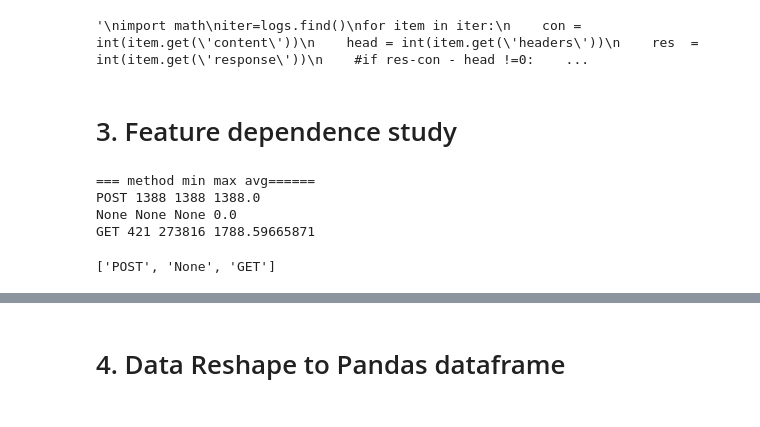
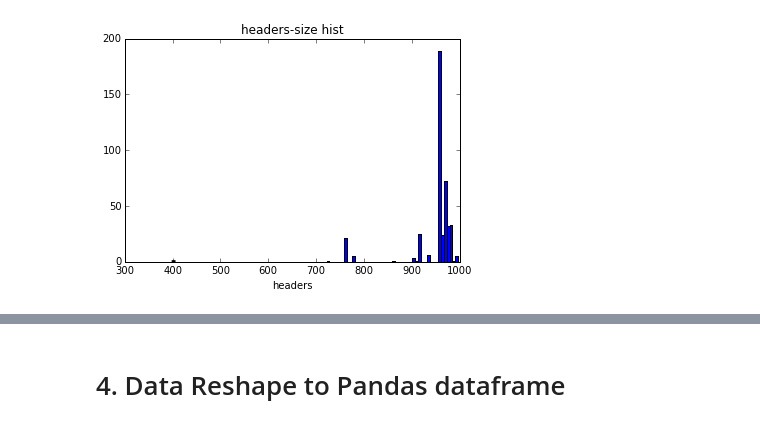
Before and after one commit to wangwf/Codes, a Jupyter notebook: dataLogs/mongodb.ipynb, the cells around one changed output, grey strips where cells are left out. Cells and saved outputs as stored; diff of their text form; code cells hidden in the pictures.

```diff
--- a/dataLogs/mongodb.ipynb
+++ b/dataLogs/mongodb.ipynb
@@ -222,7 +233,9 @@ iter = logs.find({})  #.sort('Content-Length', direction=1)
 ntrue =0
 nfalse =0
 nprint =10
+nrecord =0
 for item in iter:
+    nrecord +=1
     if item.get("Content-Length"):
         if int((item.get("Content-Length"))) != int(item.get("content")):
             nfalse +=1
@@ -232,11 +245,12 @@ for item in iter:
         else:
             ntrue +=1
 
+print "Number of records : ",nrecord
 print "Number of Content-Length == content : ", ntrue
 print "Number of Content-Length != content : ", nfalse
 
 #
 # There is a None value in Content-Length,  and 0 for content.
-# content seems to be a better choice when extract content size.
+# Neither seems to be a good choice
 #
 # %% [output]
@@ -316,45 +275,12 @@ plt.show()
-# %%
-# response = content + header
-#
-# response - content - header ~ 170, overhead
-#
-#
-#
-'''
-import math
-iter=logs.find()
-for item in iter:
-    con = int(item.get('content'))
-    head = int(item.get('headers'))
-    res  = int(item.get('response'))
-    #if res-con - head !=0:           print res, con, head, res-con - head
-    if math.fabs(res-con-head -170)>5:
-        print res, con, head, res-con - head
-        #print item
-        print "\n Something does not match here!!! Please check! \n".upper()
-'''
-# %% [output]
-'\nimport math\niter=logs.find()\nfor item in iter:\n    con = int(item.get(\'content\'))\n    head = int(item.get(\'headers\'))\n    res  = int(item.get(\'response\'))\n    #if res-con - head !=0:    ...
-# %% [markdown]
-# 3. Feature dependence study
-# %%
-
-Rm = variableDependenc("method")
-
-#x =[ item.get("minRes") if item.get("minRes") is None else 0  for item in Rm["result"]["minRes"] ]
-
-#type(Rm)
-ymin = [int(item.get("minRes") or 0) for item in Rm["result"]]
-ymax = [int(item.get("maxRes") or 0) for item in Rm["result"]]
-yavg = [int(item.get("avgRes") or 0) for item in Rm["result"]]
-
-
-xTicks=[str(item.get("_id")) for item in Rm["result"]]
-#    print item.get("minRes")  #.get("minRes")
-xTicks
-# %% [output]
-=== method min max avg======
-POST 1388 1388 1388.0
-None None None 0.0
-GET 421 273816 1788.59665871
-['POST', 'None', 'GET']
+# %%
+iter=logs.find({"headers":{'$exists':True}},{"_id":0, "headers":1})
+hsize =[int(item.values()[0]) for item in iter]
+
+#plt.interactive(True)
+plt.title("headers-size hist")
+plt.xlabel("headers")
+plt.hist(hsize,bins=100)
+plt.show()
+#mpld3.show
+# %% [output]
+[figure, added]
```
Also changed, not shown: parts of 35 cells of this notebook, 5 other files.
